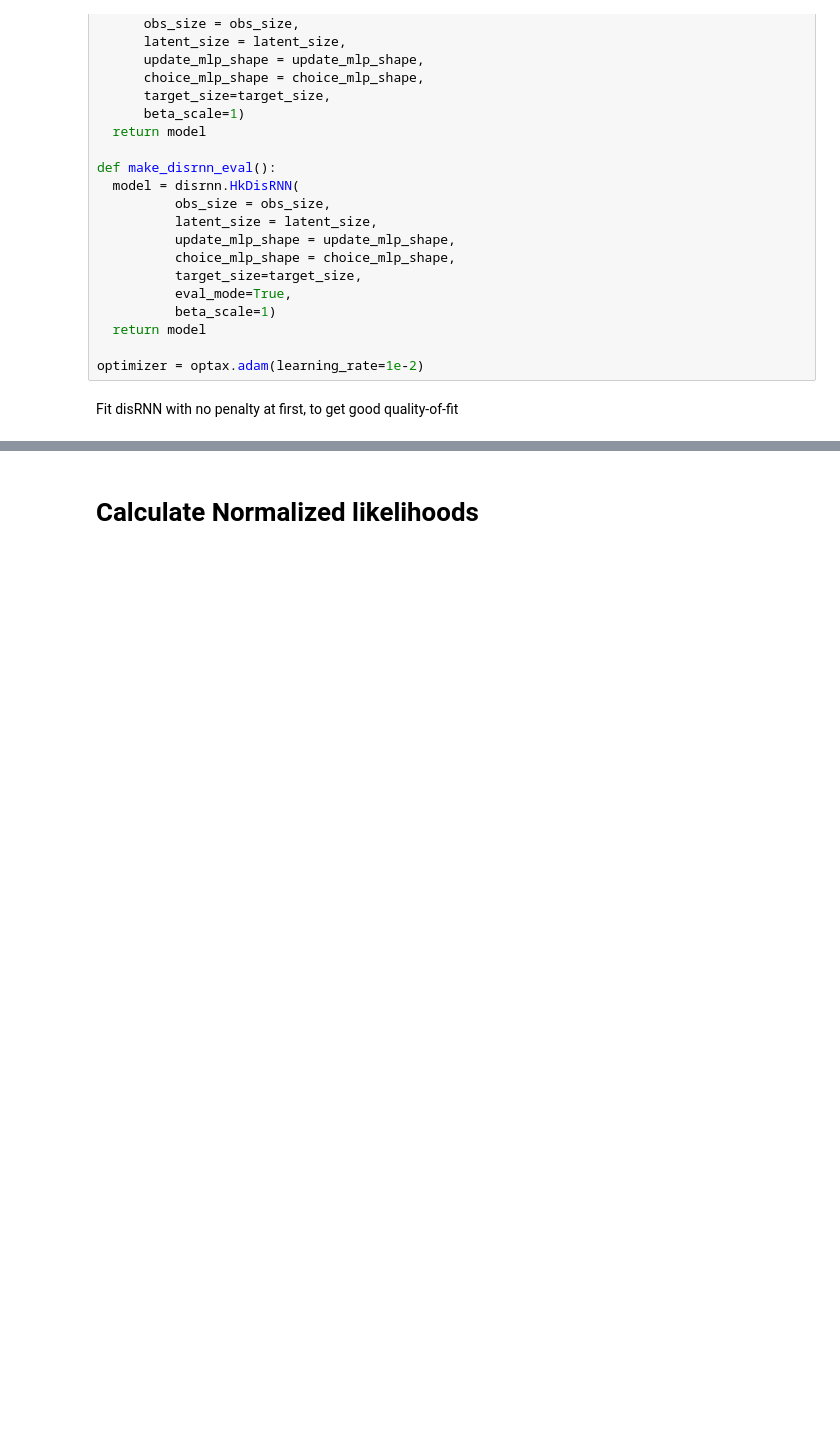
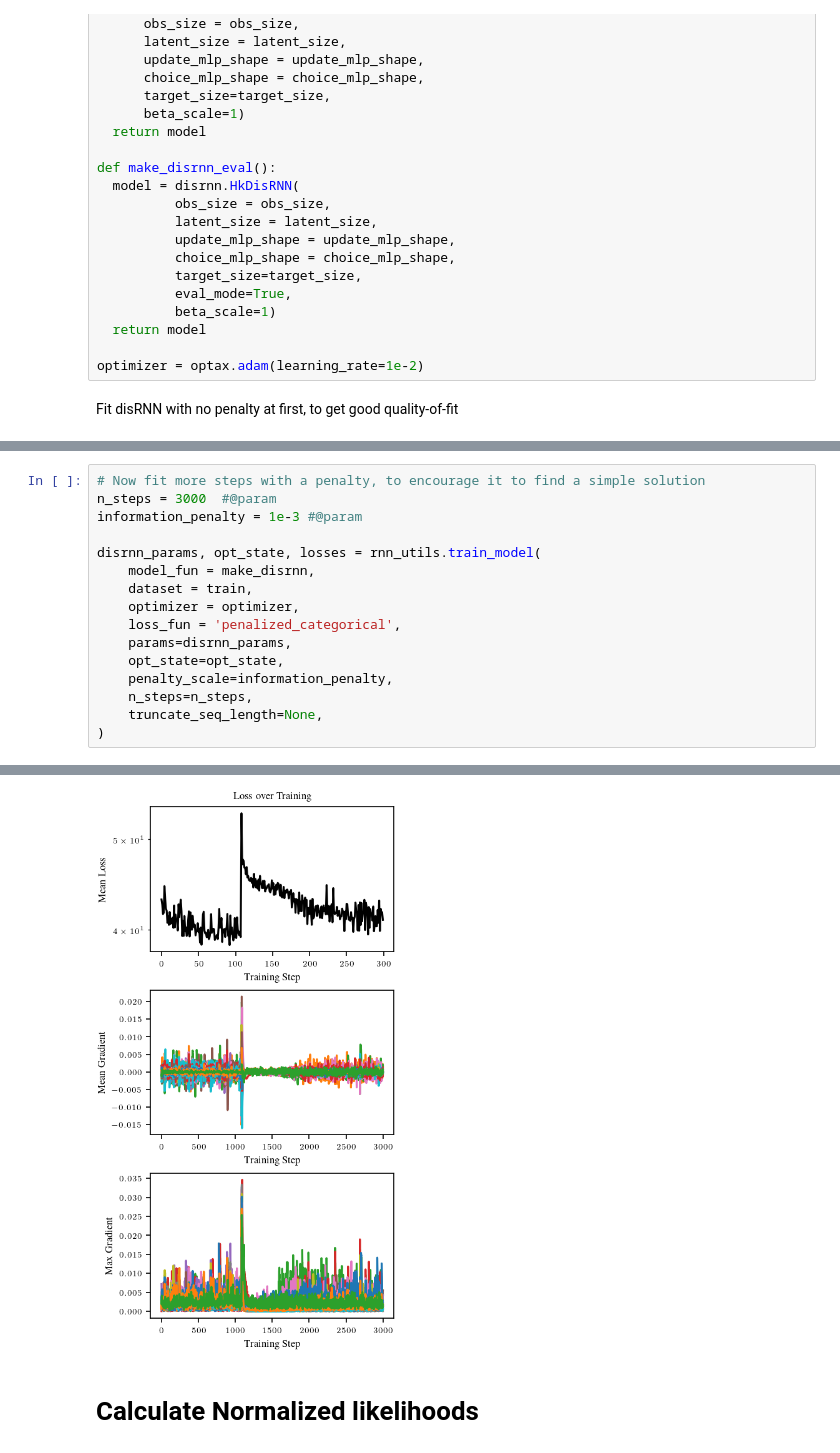
Before and after one commit to meikeoschmann/disRNN-conf-match, a Jupyter notebook: CogModelingRNNsTutorial/synthetic_RNN.ipynb, the cells around one changed output, grey strips where cells are left out. Cells and saved outputs as stored; diff of their text form; blank space fills up the shorter version.

```diff
--- a/CogModelingRNNsTutorial/synthetic_RNN.ipynb
+++ b/CogModelingRNNsTutorial/synthetic_RNN.ipynb
@@ -244,0 +303,17 @@ Step 2000 of 2000; Loss: 7.5085e+01. (Time: 31.2s)
+# %%
+# Now fit more steps with a penalty, to encourage it to find a simple solution
+n_steps = 3000  #@param
+information_penalty = 1e-3 #@param
+
+disrnn_params, opt_state, losses = rnn_utils.train_model(
+    model_fun = make_disrnn,
+    dataset = train,
+    optimizer = optimizer,
+    loss_fun = 'penalized_categorical',
+    params=disrnn_params,
+    opt_state=opt_state,
+    penalty_scale=information_penalty,
+    n_steps=n_steps,
+    truncate_seq_length=None,
+)
+# %% [output]
@@ -245,3 +321,4 @@ Step 2000 of 2000; Loss: 7.5085e+01. (Time: 31.2s)
+[figure, added]
 # %% [markdown]
 # Calculate Normalized likelihoods
 # %%
```
Also changed, not shown: parts of 26 cells of this notebook, 2 other files.
